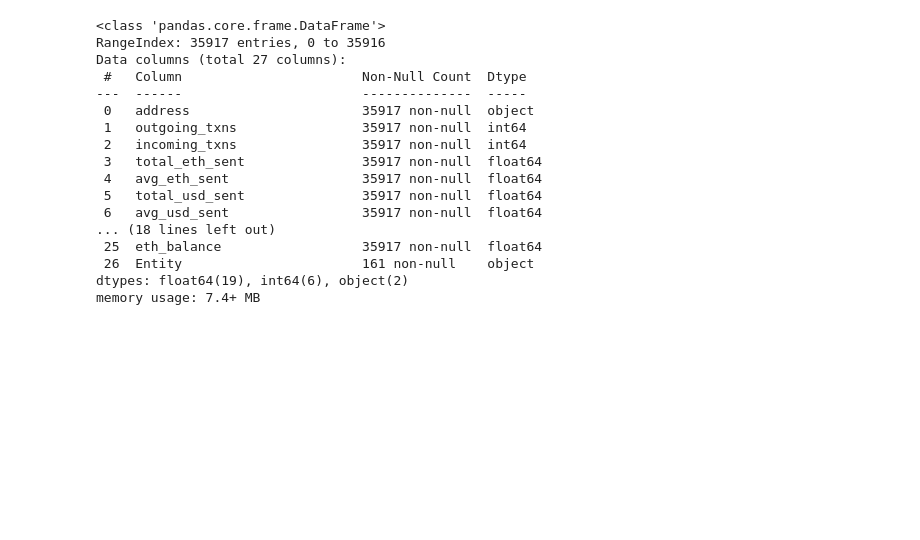
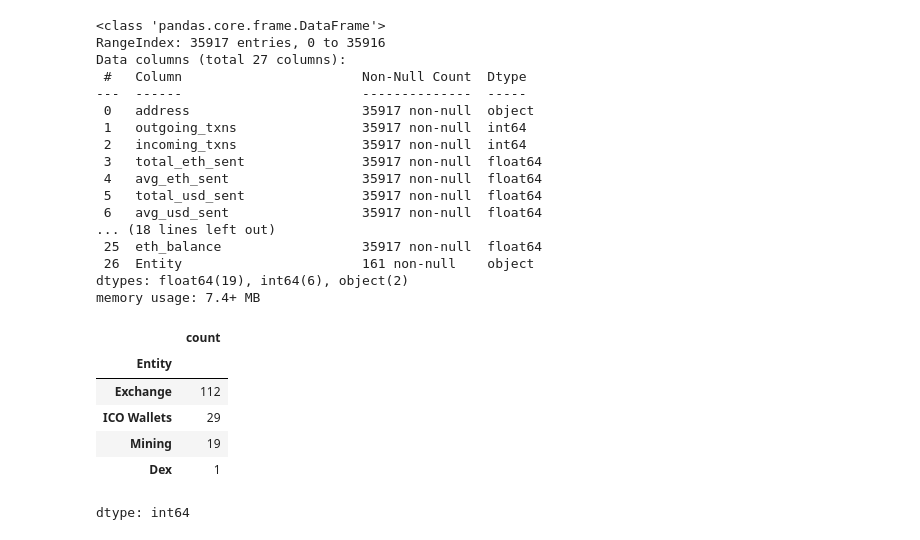
Before and after one commit to shazzad-hasan/ethereum-addresses-space-clustering, a Jupyter notebook: data_preprocessing.ipynb, the cells around one changed output. Cells and saved outputs as stored; diff of their text form; code cells hidden in the pictures; blank space fills up the shorter version.

```diff
--- a/data_preprocessing.ipynb
+++ b/data_preprocessing.ipynb
@@ -199,3 +209,13 @@ Data columns (total 27 columns):
  26  Entity                       161 non-null    object
 dtypes: float64(19), int64(6), object(2)
 memory usage: 7.4+ MB
+# %%
+df_labeled.Entity.value_counts()
+# %% [output]
+|  | count |
+| Entity |  |
+| Exchange | 112 |
+| ICO Wallets | 29 |
+| Mining | 19 |
+| Dex | 1 |
+dtype: int64
```
Also changed, not shown: parts of 3 cells of this notebook.
